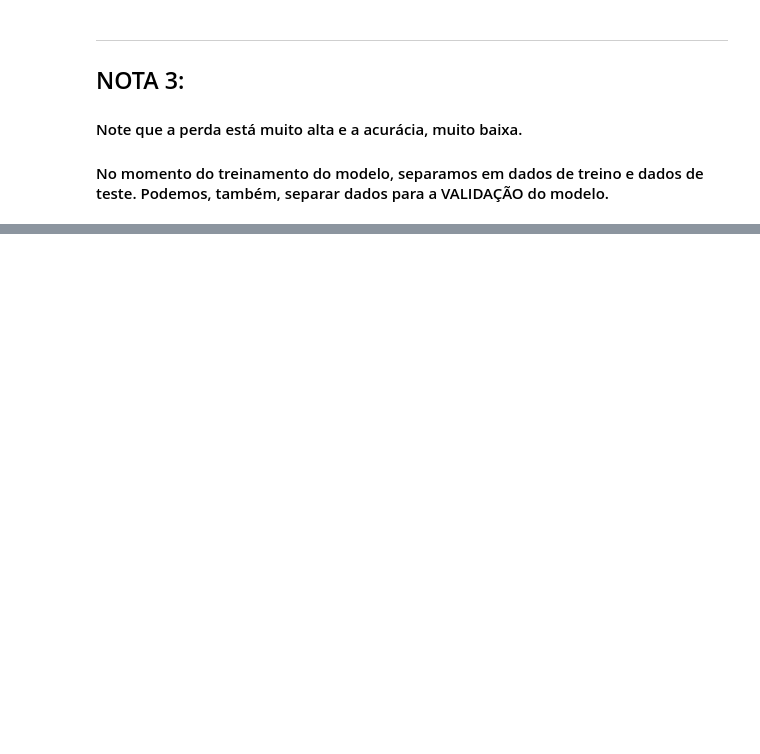
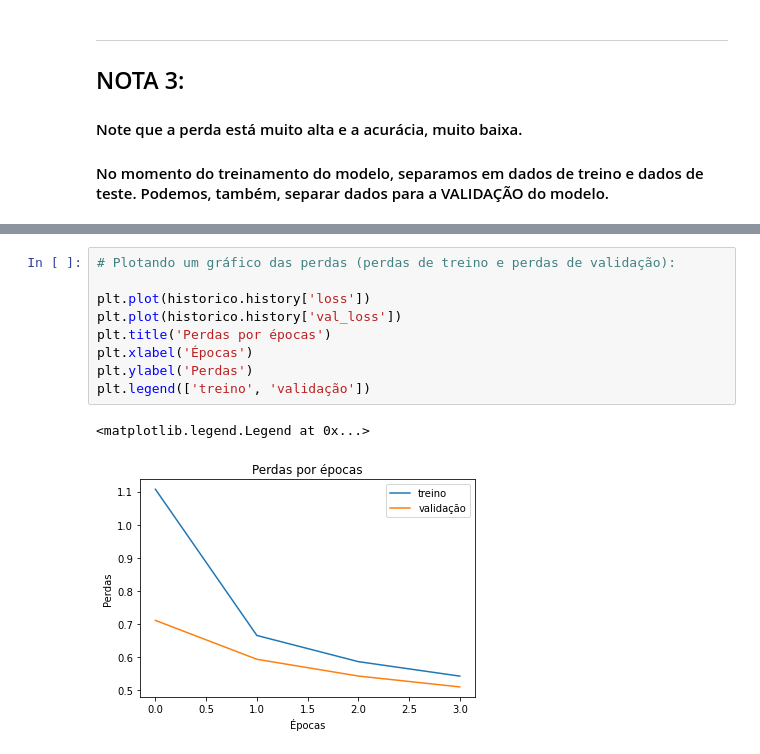
Before and after one commit to silsantos/Image_Classification_Python, a Jupyter notebook: 1_reconhecimento_imagens_keras.ipynb, the cells around one changed output, grey strips where cells are left out. Saved outputs shown, nothing was run; the diff lists cells and outputs as text; blank space fills up the shorter version.

```diff
--- a/1_reconhecimento_imagens_keras.ipynb
+++ b/1_reconhecimento_imagens_keras.ipynb
@@ -222,0 +264,12 @@ print(perda_teste, acuracia_teste)
+# %%
+# Plotando um gráfico das perdas (perdas de treino e perdas de validação):
+
+plt.plot(historico.history['loss'])
+plt.plot(historico.history['val_loss'])
+plt.title('Perdas por épocas')
+plt.xlabel('Épocas')
+plt.ylabel('Perdas')
+plt.legend(['treino', 'validação'])
+# %% [output]
+<matplotlib.legend.Legend at 0x...>
+[figure, added]
```
Also changed, not shown: parts of 12 cells of this notebook, 3 other files.
